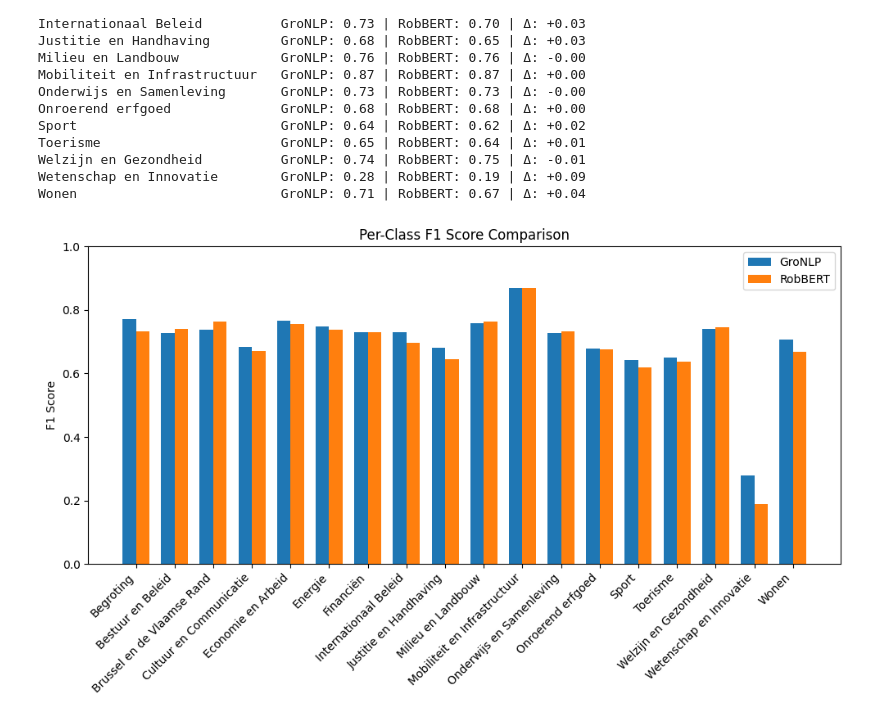
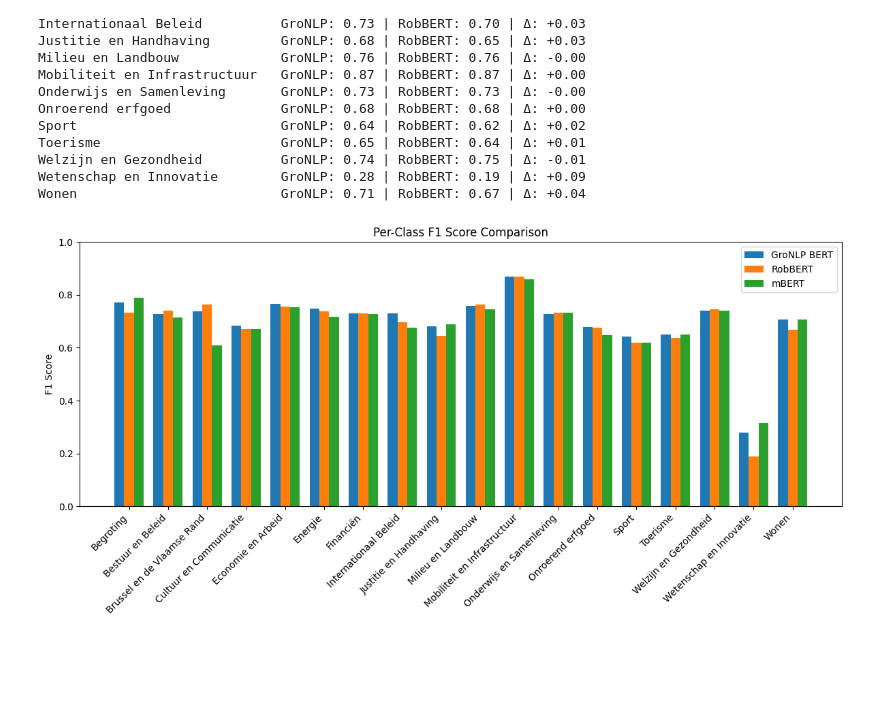
Before and after one commit to Corrie09/IdentifyingAndClassifying-Dutch-Statistical-Questions, a Jupyter notebook: EvaluateModels/McNemarTest.ipynb, the cells around one changed output. Saved outputs shown, nothing was run; the diff lists cells and outputs as text; code cells hidden in the pictures; blank space fills up the shorter version.

```diff
--- a/EvaluateModels/McNemarTest.ipynb
+++ b/EvaluateModels/McNemarTest.ipynb
@@ -4,25 +4,30 @@ import torch
 import numpy as np
 import torch.nn.functional as F
 import os
-import json  # Needed for loading the mappings
+import json
 import matplotlib.pyplot as plt
-import numpy as np
 
-# === Define path to the saved run ===
+# === Define paths to the saved runs ===
 GroNLP_save_path = r"C:\Users\corne\OneDrive - KU Leuven\Thesis\Working Code\SAVED-Models\final\GroNLP\Run_2025-04-23_18-28"
+RoBERT_save_path = r"C:\Users\corne\OneDrive - KU Leuven\Thesis\Working Code\SAVED-Models\final\roBERT\Run_2025-05-04_22-35"
+mBert_save_path = r"C:\Users\corne\OneDrive - KU Leuven\Thesis\Working Code\SAVED-Models\final\mBERT\Run_2025-05-08_13-53"
+
+# === Load predictions ===
 gronlp_df = pd.read_csv(os.path.join(GroNLP_save_path, "test_predictions.csv"))
+robbert_df = pd.read_csv(os.path.join(RoBERT_save_path, "test_predictions.csv"))
+mBert_df = pd.read_excel(os.path.join(mBert_save_path, "predictions.xlsx"))
 
+# === Ensure all models are aligned on text ===
+assert all(gronlp_df["text"] == robbert_df["text"])
+assert all(gronlp_df["text"] == mBert_df["clean_text"])
 
-RoBERT_save_path = r"C:\Users\corne\OneDrive - KU Leuven\Thesis\Working Code\SAVED-Models\final\roBERT\Run_2025-05-04_22-35"
-robbert_df = pd.read_csv(os.path.join(RoBERT_save_path, "test_predictions.csv"))
-
-# Ensure they are aligned!
-assert all(gronlp_df["text"] == robbert_df["text"])
+# === True labels ===
 true_labels = gronlp_df["true_label"].tolist()
 
-# Get binary outcomes
+# === Binary outcomes (correct = True/False) ===
 gronlp_correct = (gronlp_df["predicted_label"] == gronlp_df["true_label"]).tolist()
 robbert_correct = (robbert_df["predicted_label"] == robbert_df["true_label"]).tolist()
+mbert_correct = (mBert_df["theme_id"] == mBert_df["mBERT"]).tolist()
 # %% [markdown]
 MCNEMAR
 # %%
@@ -61,12 +66,14 @@ WilcoX
 # %%
 from sklearn.metrics import classification_report
 from scipy.stats import wilcoxon
+import json
+import os
 
-# Convert numeric label IDs to actual label names (theme strings)
+# === Load label mapping ===
 with open(os.path.join(GroNLP_save_path, "label_mappings.json"), "r", encoding="utf-8") as f:
     mappings = json.load(f)
 id_to_theme = {int(k): v for k, v in mappings["id_to_theme"].items()}
-unique_themes = sorted(set(id_to_theme.values()))  # Sorted theme names
+unique_themes = sorted(set(id_to_theme.values()))
 
 # === GRO-NLP ===
 gronlp_true = [id_to_theme[i] for i in gronlp_df["true_label"]]
@@ -79,6 +86,12 @@ robbert_true = [id_to_theme[i] for i in robbert_df["true_label"]]
 robbert_pred = [id_to_theme[i] for i in robbert_df["predicted_label"]]
 robbert_report = classification_report(robbert_true, robbert_pred, labels=unique_themes, output_dict=True, zero_division=0)
 f1_robbert = [robbert_report[label]["f1-score"] for label in unique_themes]
+
+# === mBERT ===
+mbert_true = [id_to_theme[i] for i in mBert_df["theme_id"]]
+mbert_pred = [id_to_theme[i] for i in mBert_df["mBERT"]]
+mbert_report = classification_report(mbert_true, mbert_pred, labels=unique_themes, output_dict=True, zero_division=0)
+f1_mbert = [mbert_report[label]["f1-score"] for label in unique_themes]
 # %%
 stat, p = wilcoxon(f1_gronlp, f1_robbert, alternative='greater')
 print(f"Wilcoxon p-value: {p:.5f}")
@@ -117,21 +130,22 @@ Wonen                          GroNLP: 0.71 | RobBERT: 0.67 | Δ: +0.04
 # %%
 # Bar positions
 x = np.arange(len(unique_themes))
-width = 0.35
+width = 0.25  # Reduced width to fit 3 bars per group
 
 # Create the bar chart
-plt.figure(figsize=(10, 6))
-plt.bar(x - width/2, f1_gronlp, width, label='GroNLP')
-plt.bar(x + width/2, f1_robbert, width, label='RobBERT')
+plt.figure(figsize=(12, 6))
+plt.bar(x - width,     f1_gronlp, width, label='GroNLP BERT')
+plt.bar(x,             f1_robbert, width, label='RobBERT')
+plt.bar(x + width,     f1_mbert, width, label='mBERT')
 
 # Add labels and title
 plt.ylabel('F1 Score')
 plt.title('Per-Class F1 Score Comparison')
 plt.xticks(x, unique_themes, rotation=45, ha='right')
 plt.ylim(0, 1)
 plt.legend()
 plt.tight_layout()
 
 plt.show()
 # %% [output]
-[figure, old version]
+[figure, new version]
```
Also changed, not shown: parts of 1 cell of this notebook, 2 other files.
